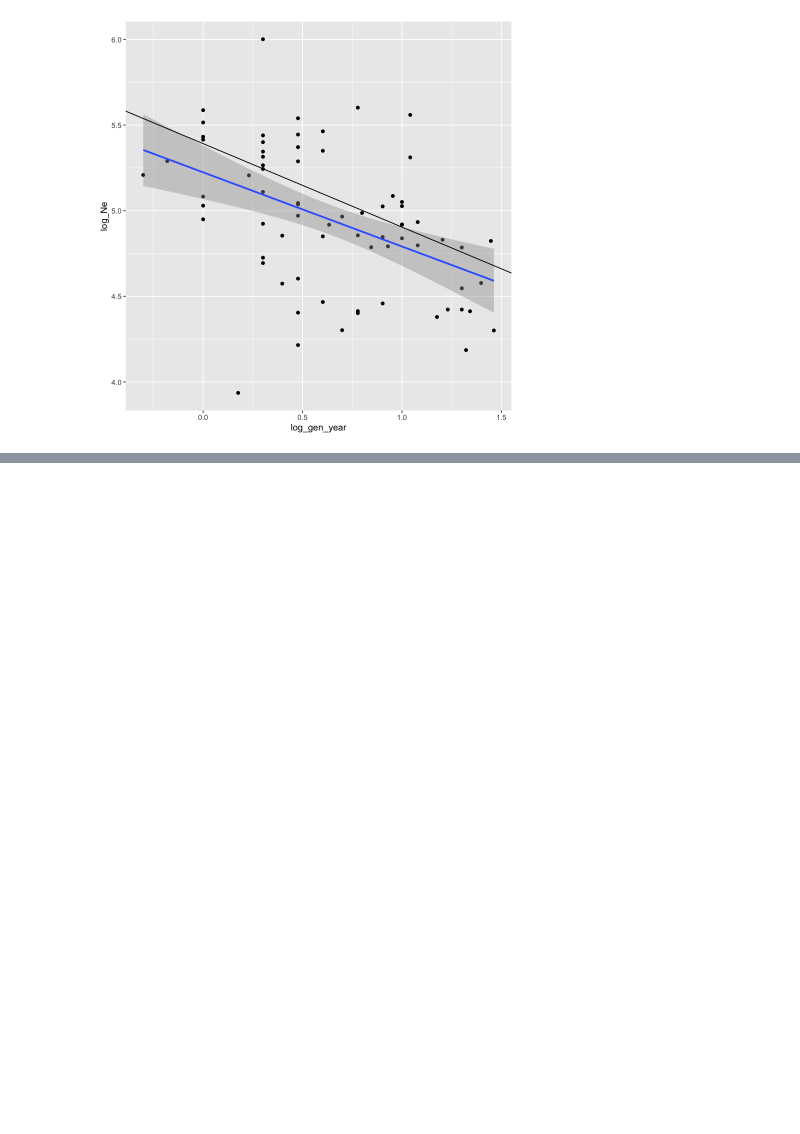
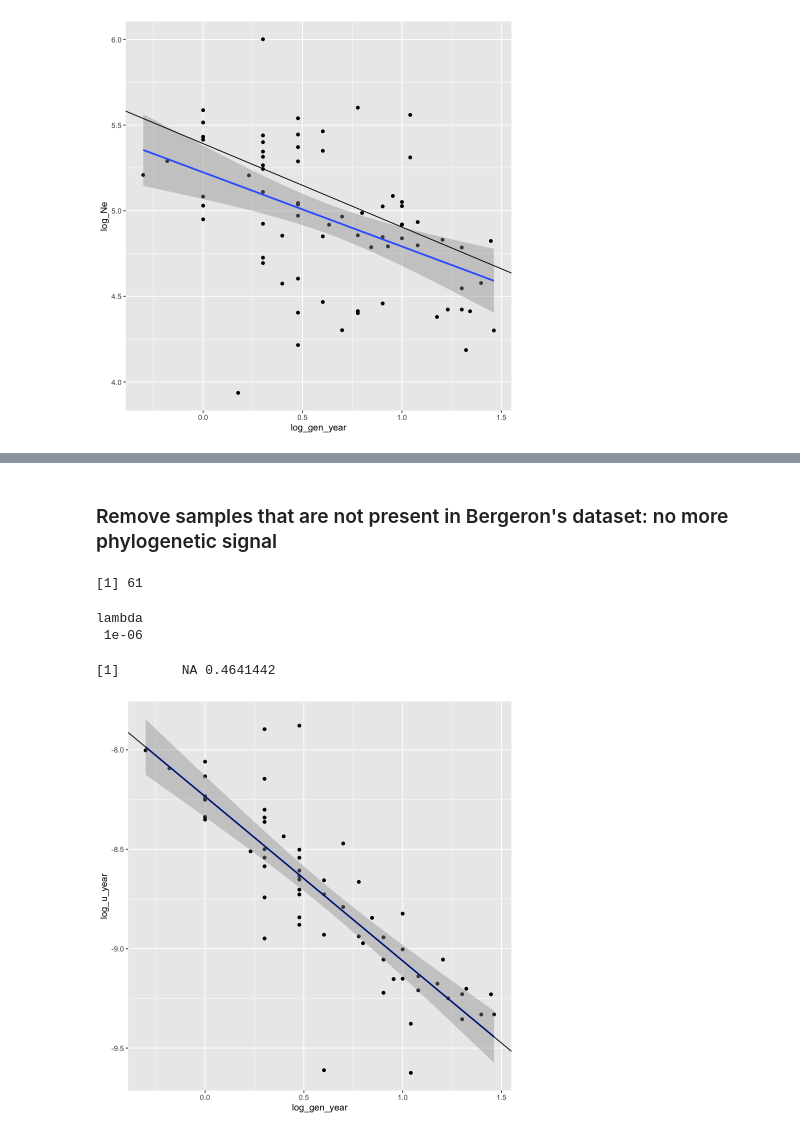
Before and after one commit to harrispopgen/clocklike-DBH, a Jupyter notebook: r_pgls.ipynb, the cells around one changed output, grey strips where cells are left out. Cells and saved outputs as stored; diff of their text form; code cells hidden in the pictures; blank space fills up the shorter version.

```diff
--- a/r_pgls.ipynb
+++ b/r_pgls.ipynb
@@ -169,0 +186,17 @@ F-statistic: 18.75 on 1 and 70 DF,  p-value: 4.876e-05
+# %% [markdown]
+### Remove samples that are not present in Bergeron's dataset: no more phylogenetic signal
+# %%
+remove_samples = 'Macaca mulatta vestita|Ficedula albicollis|Callithrix jacchus|
+Canis lupus lupus|Bos taurus|Pongo abelii|Chlorocebus sabaeus|Amphilophus labiatus|
+Gorilla gorilla|Papio anubis|Clupea harengus'
+df_inter <- df[-grep(remove_samples, rownames(df)),]
+nrow(df_inter)
+model.u_year.gen <- pgls_dbh(df_inter, new_tree, "log_gen_year", "log_u_year", lambda=lambda, print_plot=TRUE)
+summary(model.u_year.gen)$param.CI$lambda$opt
+summary(model.u_year.gen)$param.CI$lambda$ci.val
+# %% [output]
+[1] 61
+lambda
+ 1e-06
+[1]        NA 0.4641442
+[figure, added]
```
Also changed, not shown: parts of 5 cells of this notebook.
